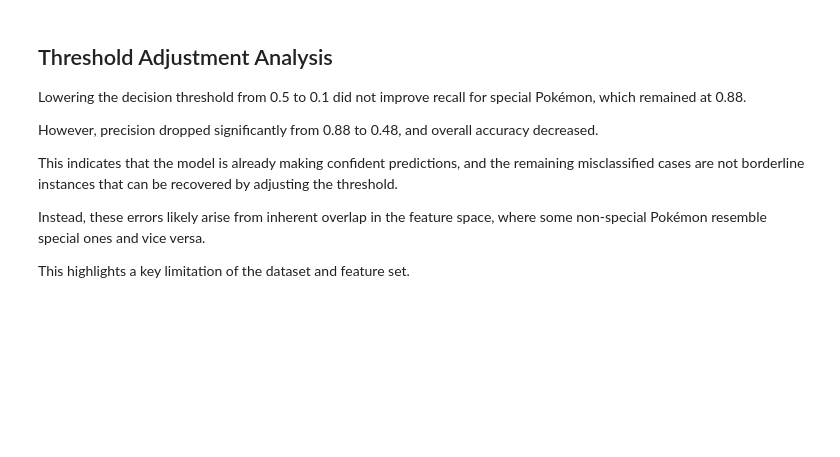
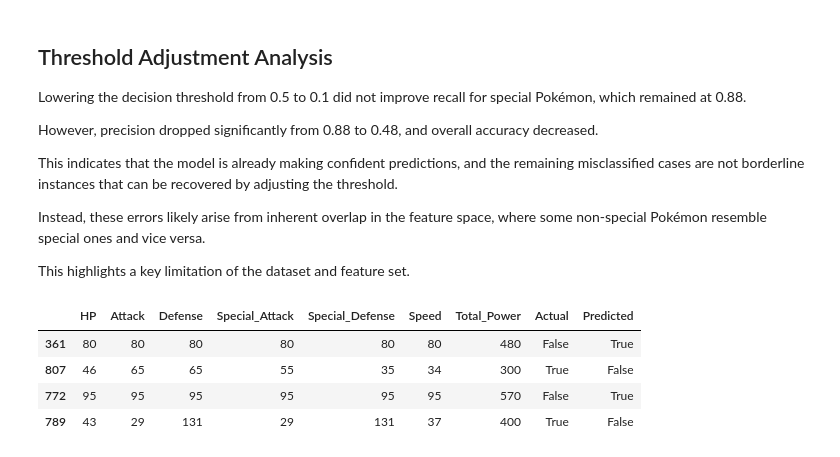
Before and after one commit to mayank260201/pokemon-analytics, a Jupyter notebook: notebooks/04_ml_model.ipynb, the cells around one changed output. Saved outputs shown, nothing was run; the diff lists cells and outputs as text; code cells hidden in the pictures; blank space fills up the shorter version.

```diff
--- a/notebooks/04_ml_model.ipynb
+++ b/notebooks/04_ml_model.ipynb
@@ -238,3 +238,18 @@ This indicates that the model is already making confident predictions, and the r
 Instead, these errors likely arise from inherent overlap in the feature space, where some non-special Pokémon resemble special ones and vice versa.
 
 This highlights a key limitation of the dataset and feature set.
+# %%
+results = X_test.copy()
+
+results['Actual'] = y_test.values
+results['Predicted'] = y_pred_rf
+
+misclassified = results[results['Actual'] != results['Predicted']]
+
+misclassified.head()
+# %% [output]
+|  | HP | Attack | Defense | Special_Attack | Special_Defense | Speed | Total_Power | Actual | Predicted |
+| 361 | 80 | 80 | 80 | 80 | 80 | 80 | 480 | False | True |
+| 807 | 46 | 65 | 65 | 55 | 35 | 34 | 300 | True | False |
+| 772 | 95 | 95 | 95 | 95 | 95 | 95 | 570 | False | True |
+| 789 | 43 | 29 | 131 | 29 | 131 | 37 | 400 | True | False |
```
Also changed, not shown: parts of 6 cells of this notebook.
